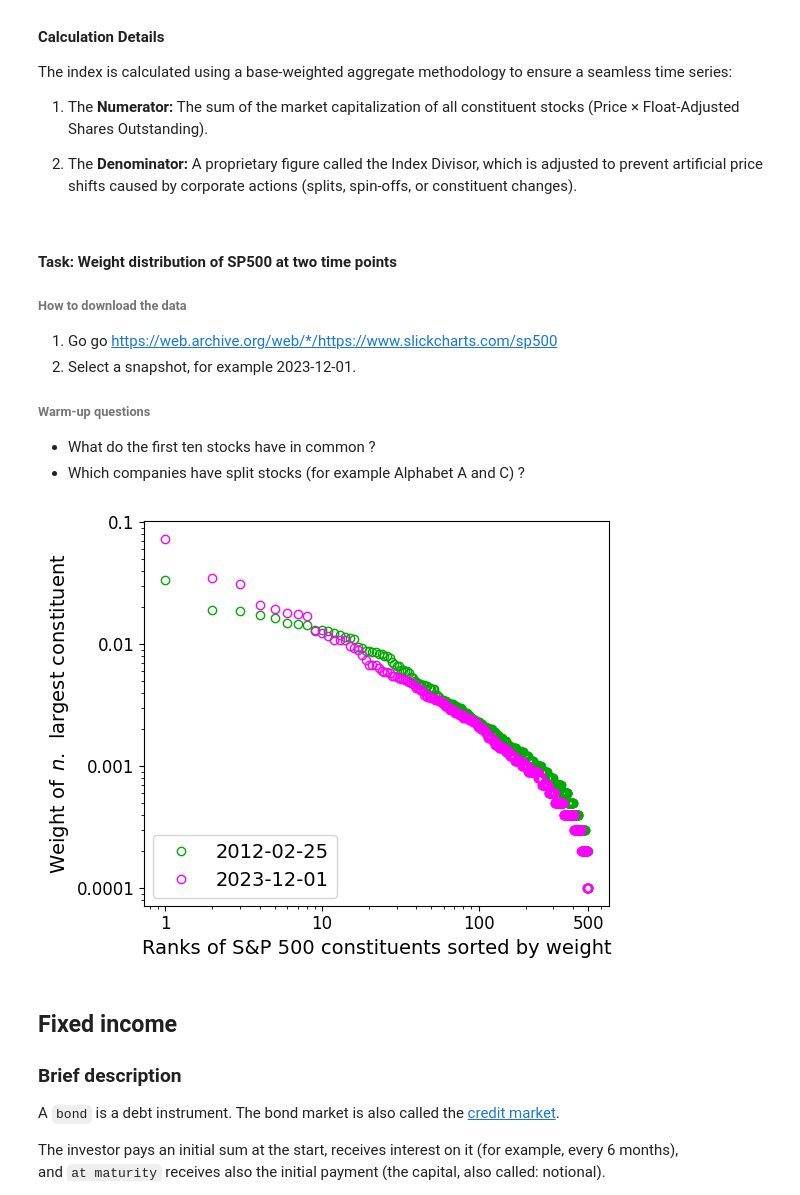
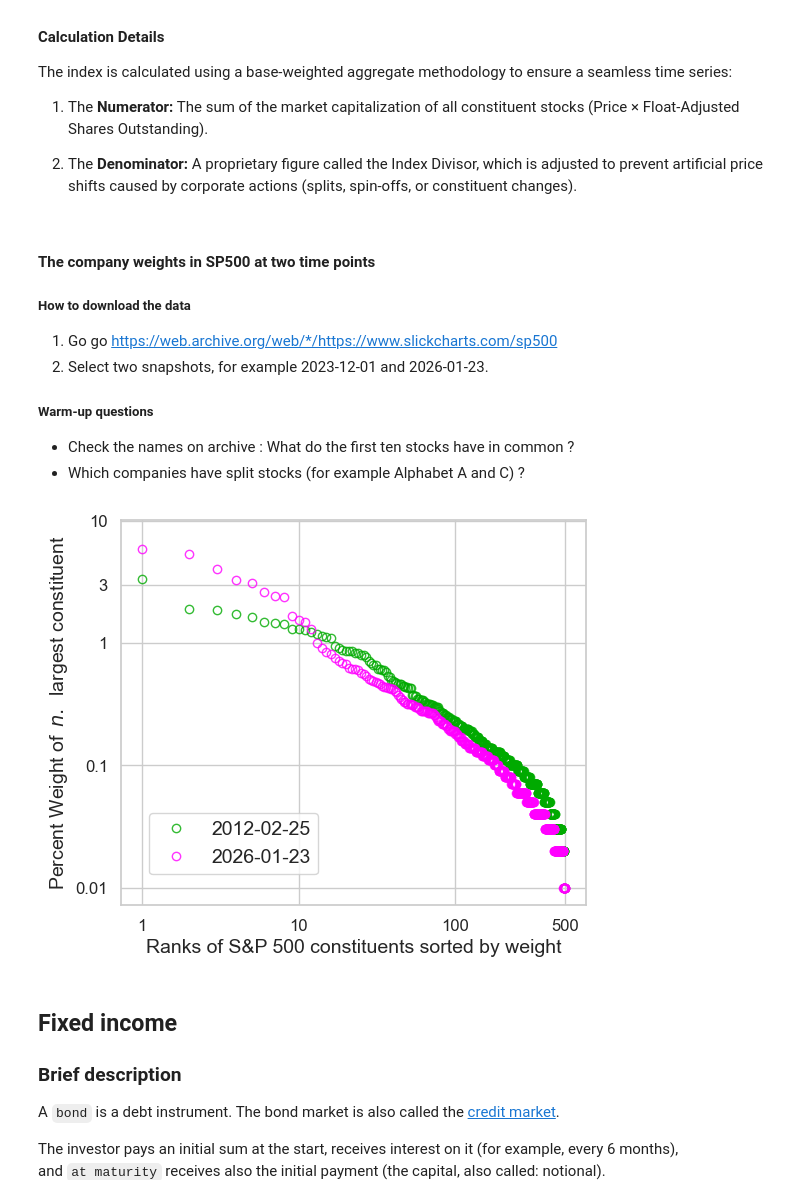
Before and after one commit to fij/btup, a Jupyter notebook: 04 Asset Classes.ipynb, the cells around one changed output. Drawn from its saved outputs; the diff is of its cells as text; code cells hidden in the pictures.

```diff
--- a/04 Asset Classes.ipynb
+++ b/04 Asset Classes.ipynb
@@ -100,15 +99,15 @@ The index is calculated using a base-weighted aggregate methodology to ensure a
 
 2. The **Denominator:** A proprietary figure called the Index Divisor, which is adjusted to prevent artificial price shifts caused by corporate actions (splits, spin-offs, or constituent changes).
 # %% [markdown]
-#### Task: Weight distribution of SP500 at two time points
+#### The company weights in SP500 at two time points
 
-###### How to download the data
+##### How to download the data
 
 1. Go go https://web.archive.org/web/*/https://www.slickcharts.com/sp500
-2. Select a snapshot, for example 2023-12-01.
+2. Select two snapshots, for example 2023-12-01 and 2026-01-23.
 
-###### Warm-up questions
-* What do the first ten stocks have in common ?
+##### Warm-up questions
+* Check the names on archive : What do the first ten stocks have in common ?
 * Which companies have split stocks (for example Alphabet A and C) ?
 # %%
 import numpy as np
@@ -118,14 +117,14 @@ import re
 import requests
 
 DATA_DIR_PATH = 'data'
-TIME_STAMP_LIST = ['20120225050608', '20231201225545']
+TIME_STAMP_LIST = ['20120225050608', '20260123130209']
 FONTSIZE = 14
 TICKS_FONTSIZE = 12
 COLORS = '#00aa00', 'magenta'
-XTICS, YTICS = [1, 10, 100, 500], [1.0e-4, 0.001, 0.01, 0.1]
+XTICS, YTICS = [1, 10, 100, 500], [0.01, 0.1, 1, 3, 10]
 
 
-def sp500_weights_by_timestamp_from_archive_or_file(time_stamp=None):
+def sp500_percent_weights_by_timestamp_from_archive_or_file(time_stamp=None):
     """
     1. If the local data file does not exist, then download data
        from the source and save the processed data to the local file.
@@ -142,7 +141,7 @@ def sp500_weights_by_timestamp_from_archive_or_file(time_stamp=None):
 
         # parsing data
         for percent_value in re.findall(r'<td>\s*(\d+\.\d+)\%?</td>', r.text, flags=re.IGNORECASE):
-            weight_list.append(0.01 * float(percent_value))
+            weight_list.append(float(percent_value))
 
         # save parsed data
         with open(data_file_path.resolve(), 'w') as f:
@@ -156,40 +155,40 @@ def sp500_weights_by_timestamp_from_archive_or_file(time_stamp=None):
     return weight_list
 
 
 def compare_sp500_weights(time_stamp_list=None, xtics=None, ytics=None, colors=None):
     """
     Compare the distribution of S&P500 weights at two time points.
     It is assumed that the data files are available.
     Read only first 500 items, even if SP500 contains more than 500 weights.
     """
 
     for xtick_ytick in ['xtick', 'ytick']:
         plt.rc(xtick_ytick, labelsize=TICKS_FONTSIZE)
 
     plt.xscale('log')
     plt.yscale('log')
     for time_stamp, color in zip(time_stamp_list, colors):
-        weights = sp500_weights_by_timestamp_from_archive_or_file(time_stamp=time_stamp)
-        weights = np.array([float(w) for w in weights[:500]])
-        plt.plot(weights, marker='o', linewidth=0, color=color,
-                 markerfacecolor='none', markeredgecolor=color,
+        percent_weights = sp500_percent_weights_by_timestamp_from_archive_or_file(time_stamp=time_stamp)
+        percent_weights = np.array([float(w) for w in percent_weights])
+        plt.plot(percent_weights, marker='o', linewidth=0, color=color,
+                 markerfacecolor='none', markeredgecolor=color, alpha=0.8,
                  label=time_stamp[:4] + '-' + time_stamp[4:6] + '-' + time_stamp[6:8])
 
-    plt.legend(bbox_to_anchor=(0.02, 0.02), loc=3, borderaxespad=0., fontsize=FONTSIZE)
+    plt.legend(bbox_to_anchor=(0.06, 0.08), loc=3, borderaxespad=0., fontsize=FONTSIZE)
     plt.xticks(xtics, [str(_) for _ in xtics])
     plt.yticks(ytics, [str(_) for _ in ytics])
 
     plt.xlabel('Ranks of S&P 500 constituents sorted by weight', fontsize=FONTSIZE)
-    plt.ylabel('Weight of $\,n.\,$ largest constituent', fontsize=FONTSIZE)
+    plt.ylabel(r'Percent Weight of $\,n.\,$ largest constituent', fontsize=FONTSIZE)
 
     fig = plt.gcf()
     fig.set_size_inches([6, 5])
     plt.show()
 
 
 compare_sp500_weights(time_stamp_list=TIME_STAMP_LIST, xtics=XTICS, ytics=YTICS, colors=COLORS)
 # %% [output]
-[figure, old version]
+[figure, new version]
 # %% [markdown]
 ## Fixed income
 
```
Also changed, not shown: parts of 1 cell of this notebook.
